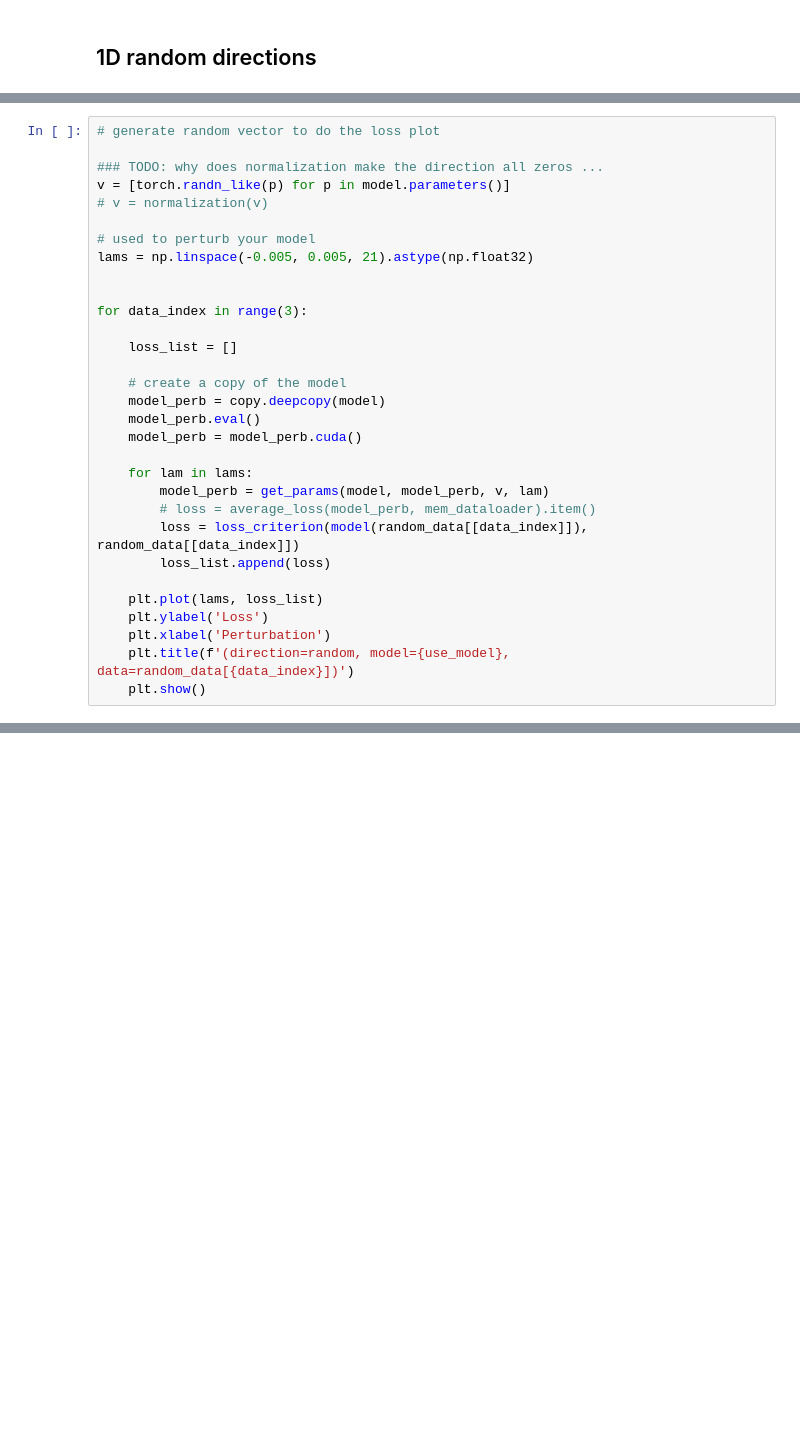
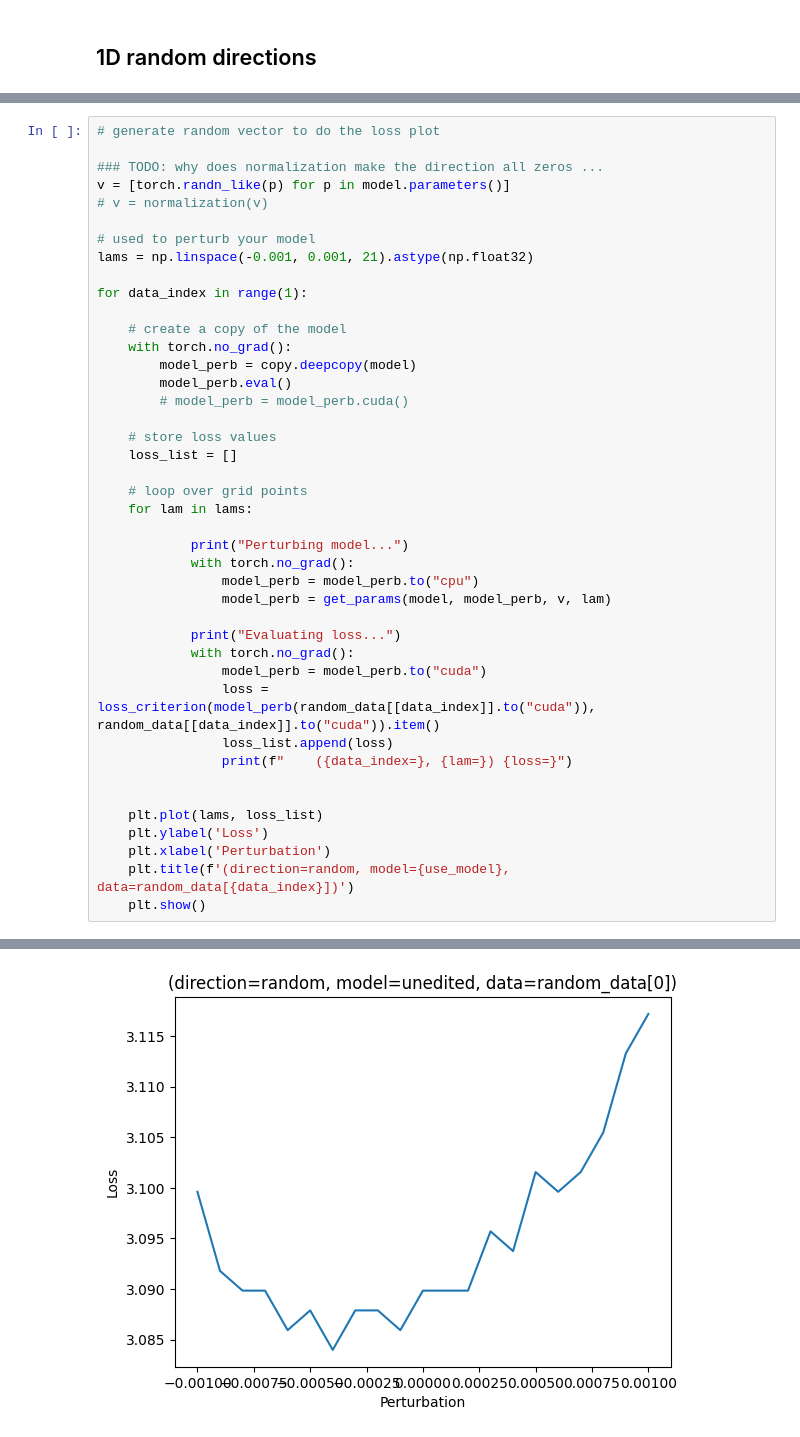
Before and after one commit to msakarvadia/memorization, a Jupyter notebook: figs/vis/loss_landscapes_per_sample.ipynb, the cells around one changed output, grey strips where cells are left out. Saved outputs shown, nothing was run; the diff lists cells and outputs as text; blank space fills up the shorter version.

```diff
--- a/figs/vis/loss_landscapes_per_sample.ipynb
+++ b/figs/vis/loss_landscapes_per_sample.ipynb
@@ -377,26 +412,38 @@ v = [torch.randn_like(p) for p in model.parameters()]
 # v = normalization(v)
 
 # used to perturb your model
-lams = np.linspace(-0.005, 0.005, 21).astype(np.float32)
+lams = np.linspace(-0.001, 0.001, 21).astype(np.float32)
 
+for data_index in range(1):
 
-for data_index in range(3):
+    # create a copy of the model
+    with torch.no_grad():
+        model_perb = copy.deepcopy(model)
+        model_perb.eval()
+        # model_perb = model_perb.cuda()
 
+    # store loss values
     loss_list = []
 
-    # create a copy of the model
-    model_perb = copy.deepcopy(model)
-    model_perb.eval()
-    model_perb = model_perb.cuda()
+    # loop over grid points
+    for lam in lams:
 
-    for lam in lams:
-        model_perb = get_params(model, model_perb, v, lam)
-        # loss = average_loss(model_perb, mem_dataloader).item()
-        loss = loss_criterion(model(random_data[[data_index]]), random_data[[data_index]])
-        loss_list.append(loss)
+            print("Perturbing model...")
+            with torch.no_grad():
+                model_perb = model_perb.to("cpu")
+                model_perb = get_params(model, model_perb, v, lam)
+
+            print("Evaluating loss...")
+            with torch.no_grad():
+                model_perb = model_perb.to("cuda")
+                loss = loss_criterion(model_perb(random_data[[data_index]].to("cuda")), random_data[[data_index]].to("cuda")).item()
+                loss_list.append(loss)
+                print(f"    ({data_index=}, {lam=}) {loss=}")
+
 
     plt.plot(lams, loss_list)
     plt.ylabel('Loss')
     plt.xlabel('Perturbation')
     plt.title(f'(direction=random, model={use_model}, data=random_data[{data_index}])')
     plt.show()
+# %% [output]
@@ -402,0 +467 @@ for data_index in range(3):
+[figure, added]
```
Also changed, not shown: parts of 5 cells of this notebook.
